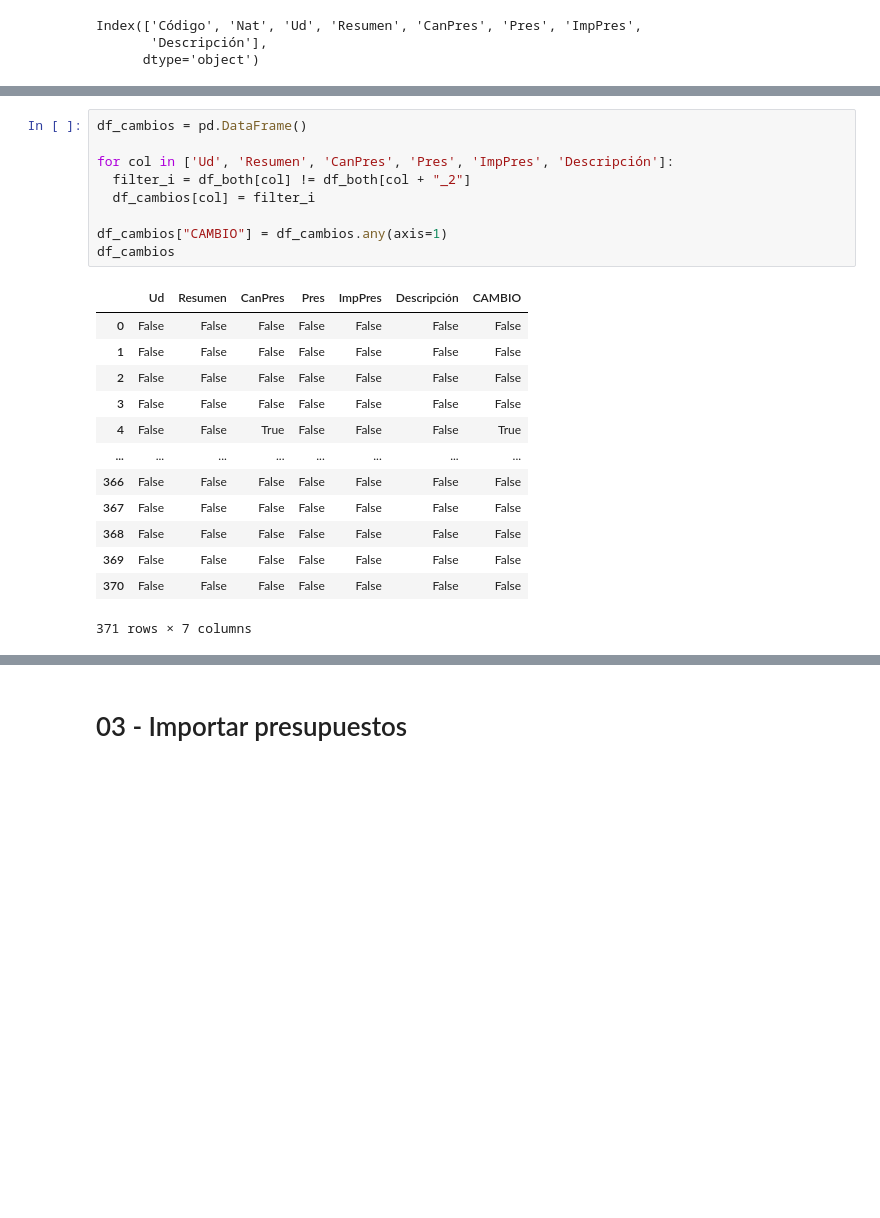
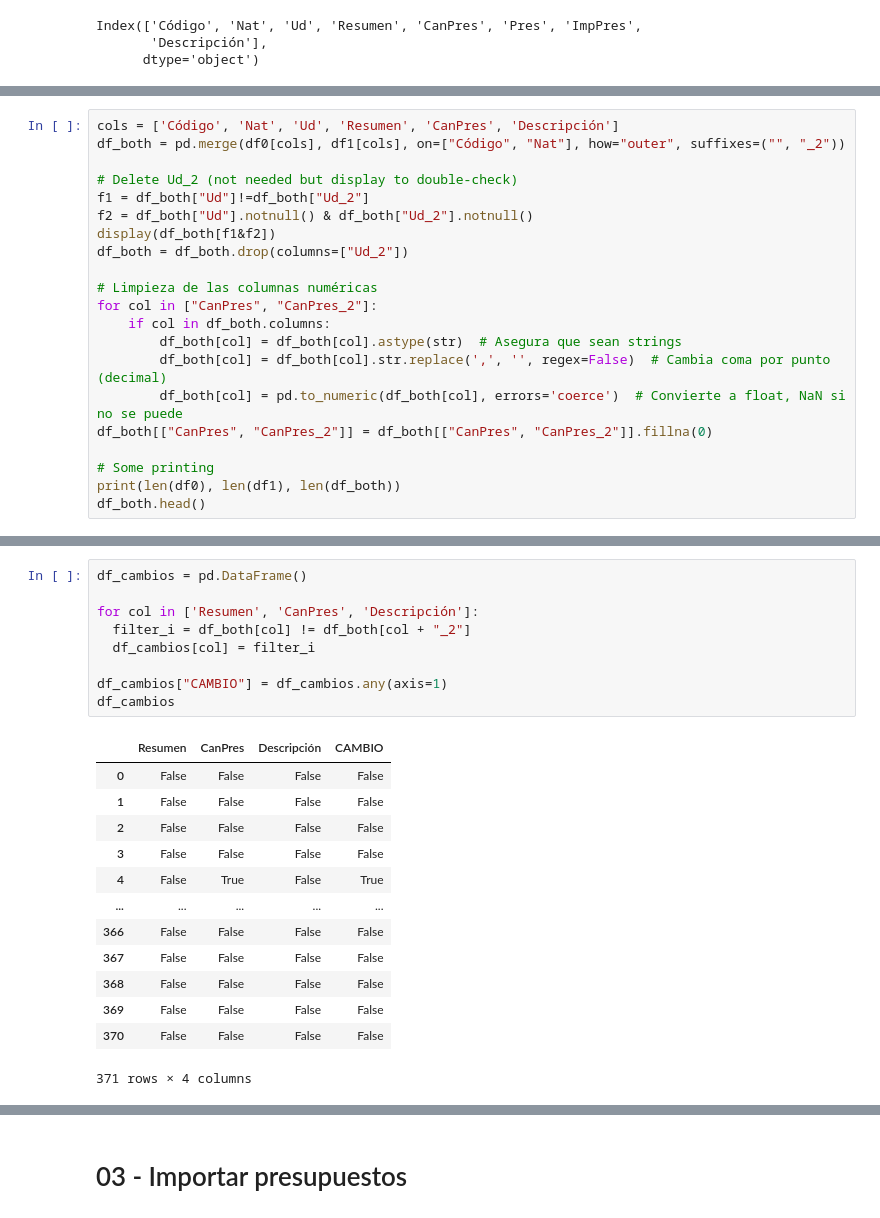
Before and after one commit to JotaBlanco/Pernas, a Jupyter notebook: Bc3.ipynb, the cells around one changed output, grey strips where cells are left out. Saved outputs shown, nothing was run; the diff lists cells and outputs as text; blank space fills up the shorter version.

```diff
--- a/Bc3.ipynb
+++ b/Bc3.ipynb
@@ -120,0 +109,21 @@ df_both.head()
+# %%
+cols = ['Código', 'Nat', 'Ud', 'Resumen', 'CanPres', 'Descripción']
+df_both = pd.merge(df0[cols], df1[cols], on=["Código", "Nat"], how="outer", suffixes=("", "_2"))
+
+# Delete Ud_2 (not needed but display to double-check)
+f1 = df_both["Ud"]!=df_both["Ud_2"]
+f2 = df_both["Ud"].notnull() & df_both["Ud_2"].notnull()
+display(df_both[f1&f2])
+df_both = df_both.drop(columns=["Ud_2"])
+
+# Limpieza de las columnas numéricas
+for col in ["CanPres", "CanPres_2"]:
+    if col in df_both.columns:
+        df_both[col] = df_both[col].astype(str)  # Asegura que sean strings
+        df_both[col] = df_both[col].str.replace(',', '', regex=False)  # Cambia coma por punto (decimal)
+        df_both[col] = pd.to_numeric(df_both[col], errors='coerce')  # Convierte a float, NaN si no se puede
+df_both[["CanPres", "CanPres_2"]] = df_both[["CanPres", "CanPres_2"]].fillna(0)
+
+# Some printing
+print(len(df0), len(df1), len(df_both))
+df_both.head()
@@ -121,26 +139,26 @@ df_both.head()
 # %%
 df_cambios = pd.DataFrame()
 
-for col in ['Ud', 'Resumen', 'CanPres', 'Pres', 'ImpPres', 'Descripción']:
+for col in ['Resumen', 'CanPres', 'Descripción']:
   filter_i = df_both[col] != df_both[col + "_2"]
   df_cambios[col] = filter_i
 
 df_cambios["CAMBIO"] = df_cambios.any(axis=1)
 df_cambios
 # %% [output]
-|  | Ud | Resumen | CanPres | Pres | ImpPres | Descripción | CAMBIO |
-| 0 | False | False | False | False | False | False | False |
-| 1 | False | False | False | False | False | False | False |
-| 2 | False | False | False | False | False | False | False |
-| 3 | False | False | False | False | False | False | False |
-| 4 | False | False | True | False | False | False | True |
-| ... | ... | ... | ... | ... | ... | ... | ... |
-| 366 | False | False | False | False | False | False | False |
-| 367 | False | False | False | False | False | False | False |
-| 368 | False | False | False | False | False | False | False |
-| 369 | False | False | False | False | False | False | False |
-| 370 | False | False | False | False | False | False | False |
+|  | Resumen | CanPres | Descripción | CAMBIO |
+| 0 | False | False | False | False |
+| 1 | False | False | False | False |
+| 2 | False | False | False | False |
+| 3 | False | False | False | False |
+| 4 | False | True | False | True |
+| ... | ... | ... | ... | ... |
+| 366 | False | False | False | False |
+| 367 | False | False | False | False |
+| 368 | False | False | False | False |
+| 369 | False | False | False | False |
+| 370 | False | False | False | False |
-371 rows × 7 columns
+371 rows × 4 columns
 # %%
 df_cambios.sum()
 # %% [output]
```
Also changed, not shown: parts of 10 cells of this notebook.
